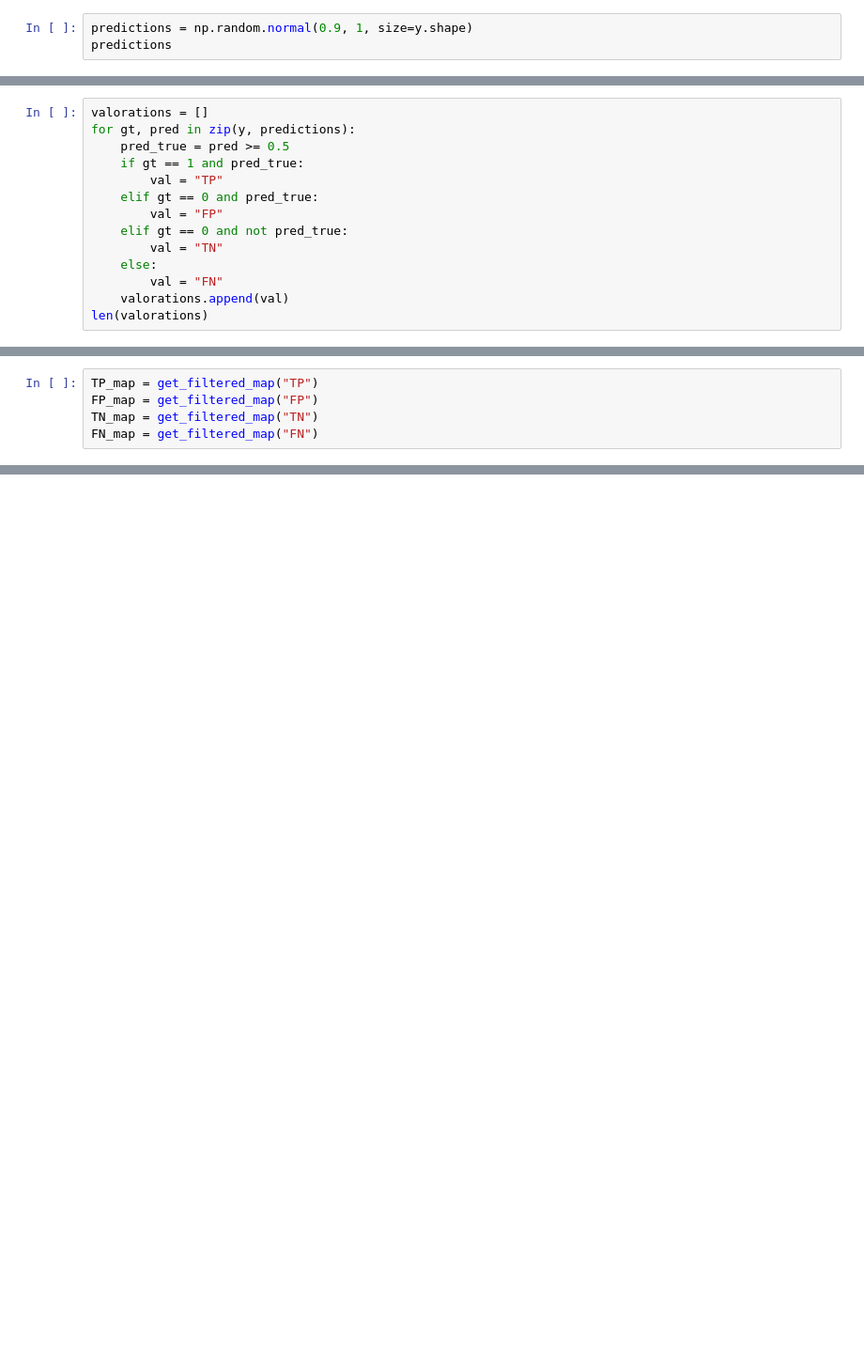
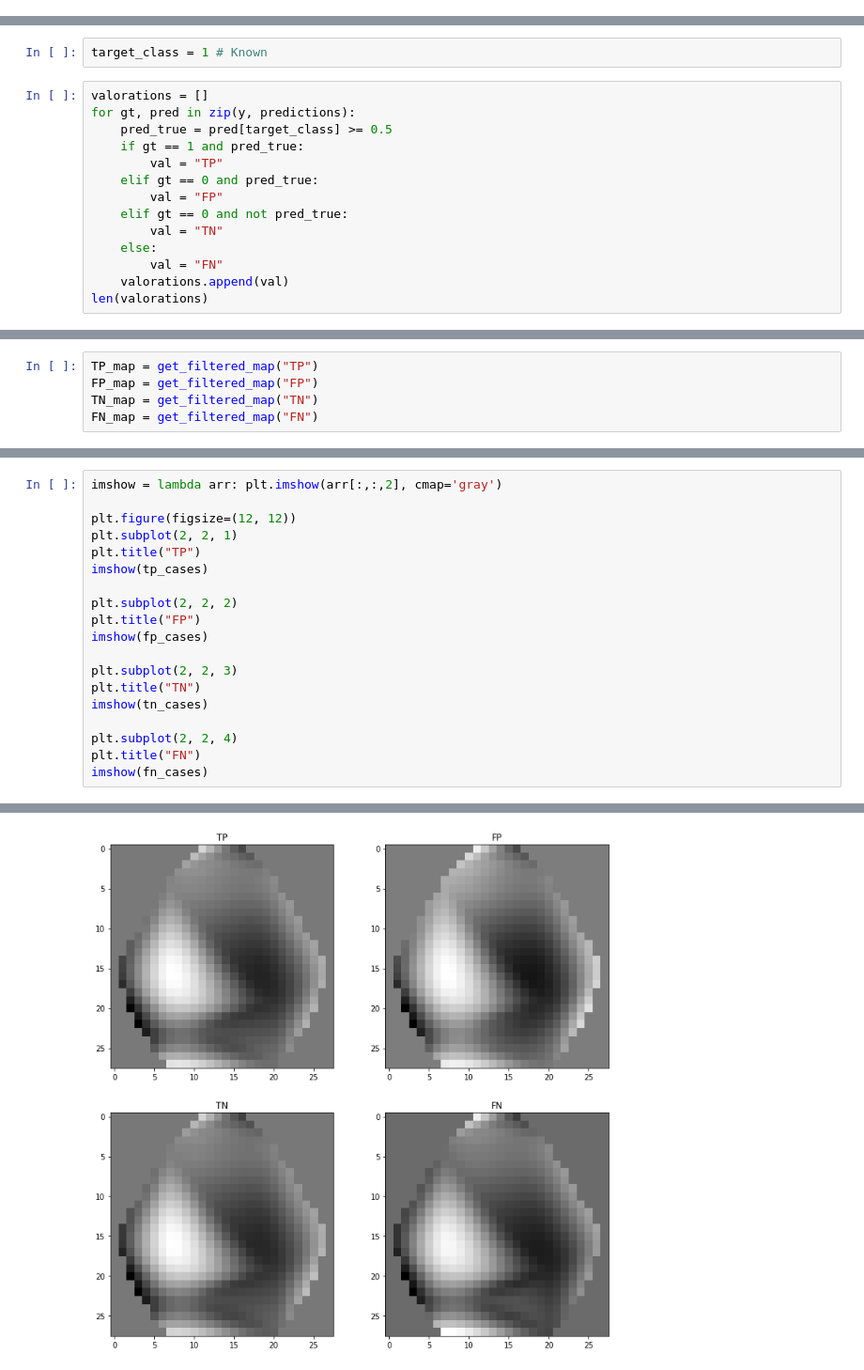
Before and after one commit to pdpino/EEG-Classification, a Jupyter notebook: brain_activity.ipynb, the cells around one changed output, grey strips where cells are left out. Shown: that part at 94% size. Cells and saved outputs as stored; diff of their text form; blank space fills up the shorter version.

Commit message:
Save model to disc and add real predictions

```diff
--- a/brain_activity.ipynb
+++ b/brain_activity.ipynb
@@ -104,5 +131,2 @@ with open("../proyecto-insideout/data/brain-avg-activity.json", "w") as f:
 # %% [markdown]
 ## Filter data
-# %%
-predictions = np.random.normal(0.9, 1, size=y.shape)
-predictions
@@ -112,7 +133,9 @@ array([-0.14123008,  0.30142205,  0.19889544, ...,  0.52899897,
+# %%
+target_class = 1 # Known
 # %%
 valorations = []
 for gt, pred in zip(y, predictions):
-    pred_true = pred >= 0.5
+    pred_true = pred[target_class] >= 0.5
     if gt == 1 and pred_true:
         val = "TP"
     elif gt == 0 and pred_true:
@@ -166,0 +300,20 @@ Clipping input data to the valid range for imshow with RGB data ([0..1] for floa
+# %%
+imshow = lambda arr: plt.imshow(arr[:,:,2], cmap='gray')
+
+plt.figure(figsize=(12, 12))
+plt.subplot(2, 2, 1)
+plt.title("TP")
+imshow(tp_cases)
+
+plt.subplot(2, 2, 2)
+plt.title("FP")
+imshow(fp_cases)
+
+plt.subplot(2, 2, 3)
+plt.title("TN")
+imshow(tn_cases)
+
+plt.subplot(2, 2, 4)
+plt.title("FN")
+imshow(fn_cases)
+# %% [output]
@@ -166,0 +321 @@ Clipping input data to the valid range for imshow with RGB data ([0..1] for floa
+[figure, added]
```
Also changed, not shown: parts of 34 cells of this notebook, 2 other files.
